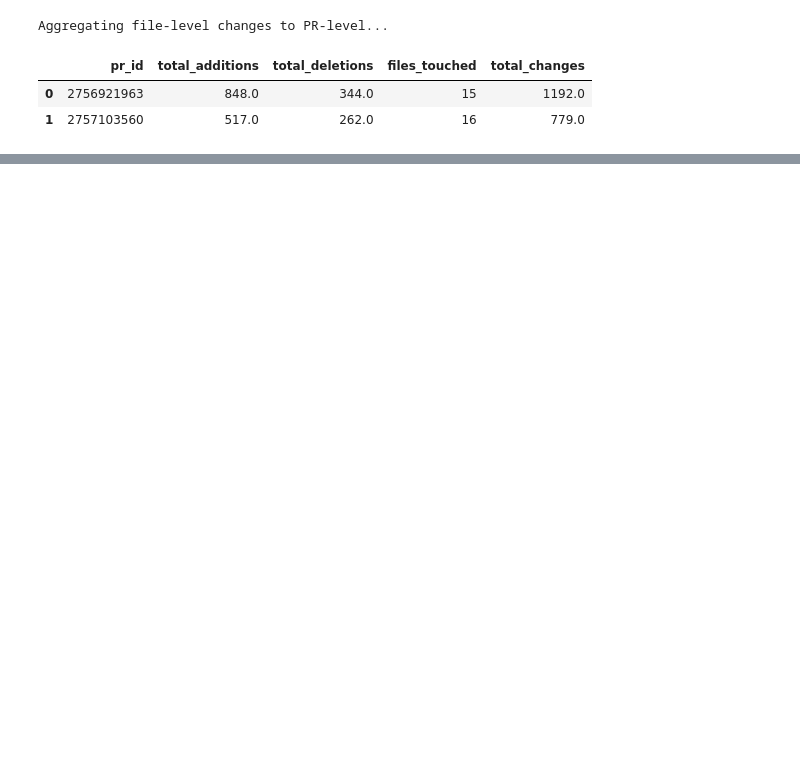
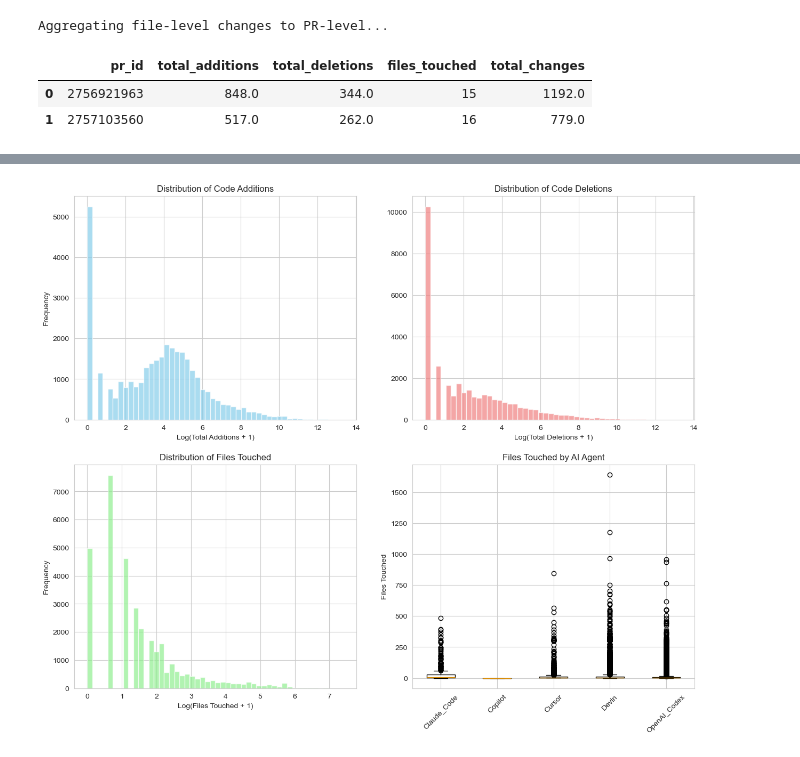
Before and after one commit to Riazul-Islam-Rifat/AIDev-2a-Git, a Jupyter notebook: Dataset-Analysis1.ipynb, the cells around one changed output, grey strips where cells are left out. Cells and saved outputs as stored; diff of their text form; code cells hidden in the pictures; blank space fills up the shorter version.

Commit message:
Update Dataset-Analysis1.ipynb
Quantitative analysis completed.

```diff
--- a/Dataset-Analysis1.ipynb
+++ b/Dataset-Analysis1.ipynb
@@ -211,0 +222,19 @@ Aggregating file-level changes to PR-level...
+# %%
+# Clean the description text
+
+import re
+def clean_text(text):
+    if text is None:
+        return ""
+    # remove URLs, markdown, extra whitespace
+    text = str(text)
+    text = re.sub(r'http\S+', '', text)
+    text = re.sub(r'[^a-zA-Z0-9\s.,!?]', ' ', text)
+    text = re.sub(r'\s+', ' ', text).strip()
+    return text
+
+merged_df['full_description'] = (merged_df['title'] + " " + merged_df['body']).apply(clean_text)
+
+print(f"Final merged dataset shape: {merged_df.shape}")
+print(f"Agents found: {merged_df['agent'].unique().tolist()}")
+merged_df.head(2)
@@ -211,0 +292,39 @@ Aggregating file-level changes to PR-level...
+# %%
+# Visualization - Distribution of Changes
+fig, axes = plt.subplots(2, 2, figsize=(15, 12))
+
+# Additions distribution
+axes[0,0].hist(np.log1p(merged_df['total_additions']), bins=50, alpha=0.7, color='skyblue')
+axes[0,0].set_xlabel('Log(Total Additions + 1)')
+axes[0,0].set_ylabel('Frequency')
+axes[0,0].set_title('Distribution of Code Additions')
+
+# Deletions distribution
+axes[0,1].hist(np.log1p(merged_df['total_deletions']), bins=50, alpha=0.7, color='lightcoral')
+axes[0,1].set_xlabel('Log(Total Deletions + 1)')
+axes[0,1].set_title('Distribution of Code Deletions')
+
+# Files touched distribution
+axes[1,0].hist(np.log1p(merged_df['files_touched']), bins=50, alpha=0.7, color='lightgreen')
+axes[1,0].set_xlabel('Log(Files Touched + 1)')
+axes[1,0].set_ylabel('Frequency')
+axes[1,0].set_title('Distribution of Files Touched')
+
+# Agent comparison for files touched
+agent_files_data = []
+agents = []
+for agent, group in merged_df.groupby('agent'):
+    if len(group) > 100:  # Only include agents with sufficient data
+        agent_files_data.append(group['files_touched'].values)
+        agents.append(agent)
+
+axes[1,1].boxplot(agent_files_data, labels=agents)
+axes[1,1].set_ylabel('Files Touched')
+axes[1,1].set_title('Files Touched by AI Agent')
+axes[1,1].tick_params(axis='x', rotation=45)
+
+#plt.tight_layout()
+#plt.savefig('quantitative_analysis.png', dpi=300, bbox_inches='tight')
+#plt.show()
+# %% [output]
+[figure, added]
```
Also changed, not shown: parts of 10 cells of this notebook.
